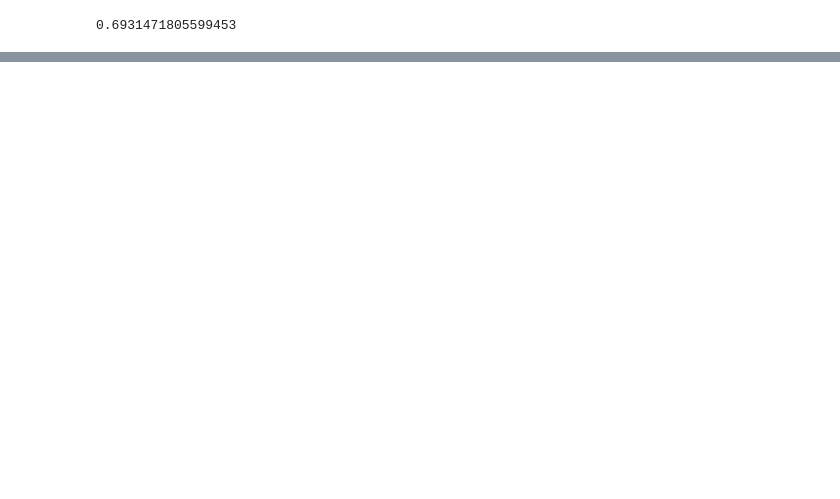
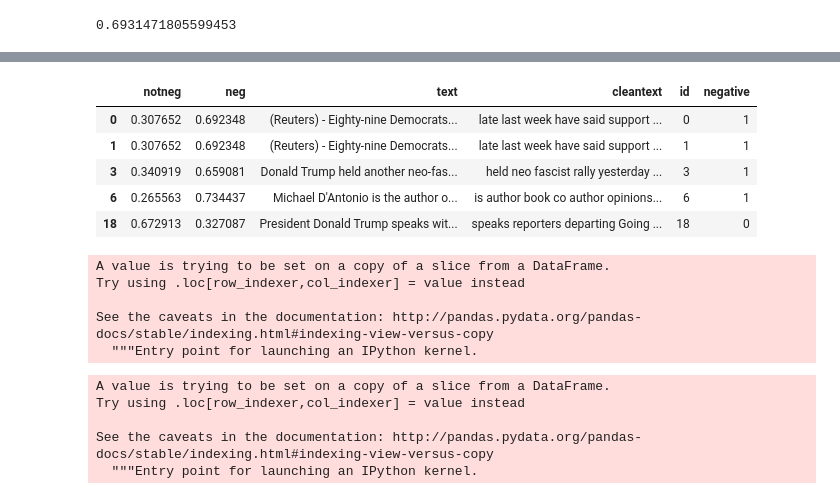
Before and after one commit to jhuessy/Capstone, a Jupyter notebook: training_prep.ipynb, the cells around one changed output, grey strips where cells are left out. Saved outputs shown, nothing was run; the diff lists cells and outputs as text; code cells hidden in the pictures; blank space fills up the shorter version.

```diff
--- a/training_prep.ipynb
+++ b/training_prep.ipynb
@@ -84,0 +83,17 @@ log_loss([1,0]*2909,rating_lp)
+# %%
+to_rating.head()
+# %% [output]
+|  | notneg | neg | text | cleantext | id | negative |
+| 0 | 0.307652 | 0.692348 | (Reuters) - Eighty-nine Democrats... | late last week have said support ... | 0 | 1 |
+| 1 | 0.307652 | 0.692348 | (Reuters) - Eighty-nine Democrats... | late last week have said support ... | 1 | 1 |
+| 3 | 0.340919 | 0.659081 | Donald Trump held another neo-fas... | held neo fascist rally yesterday ... | 3 | 1 |
+| 6 | 0.265563 | 0.734437 | Michael D'Antonio is the author o... | is author book co author opinions... | 6 | 1 |
+| 18 | 0.672913 | 0.327087 | President Donald Trump speaks wit... | speaks reporters departing Going ... | 18 | 0 |
+# %%
+to_rating['id']=to_rating.index
+# %% [output]
+A value is trying to be set on a copy of a slice from a DataFrame.
+Try using .loc[row_indexer,col_indexer] = value instead
+
+See the caveats in the documentation: http://pandas.pydata.org/pandas-docs/stable/indexing.html#indexing-view-versus-copy
+  """Entry point for launching an IPython kernel.
@@ -84,0 +102,8 @@ log_loss([1,0]*2909,rating_lp)
+# %%
+to_rating['negative']=to_rating['neg'].apply(lambda x: 1 if x>.5 else 0)
+# %% [output]
+A value is trying to be set on a copy of a slice from a DataFrame.
+Try using .loc[row_indexer,col_indexer] = value instead
+
+See the caveats in the documentation: http://pandas.pydata.org/pandas-docs/stable/indexing.html#indexing-view-versus-copy
+  """Entry point for launching an IPython kernel.
```
Also changed, not shown: parts of 22 cells of this notebook, 7 other files.
